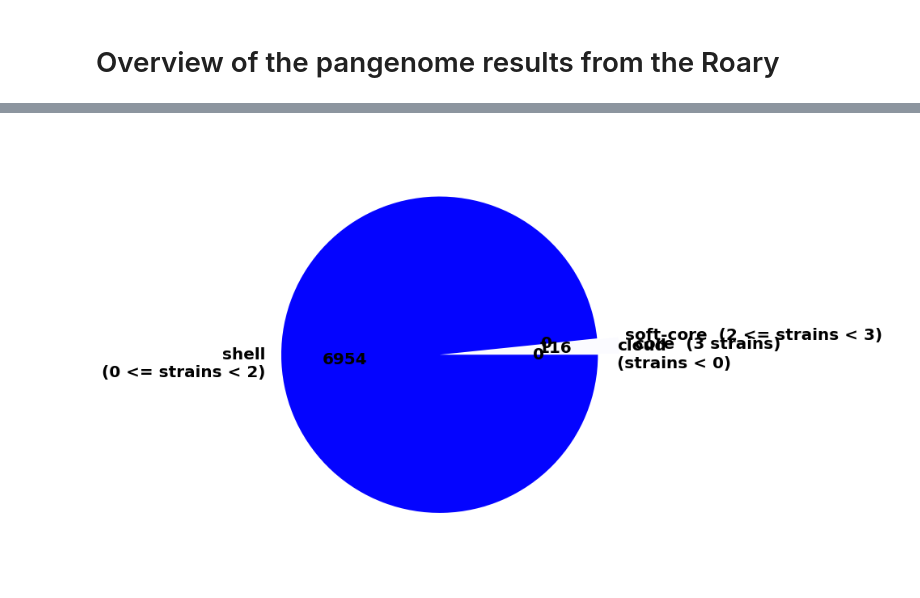
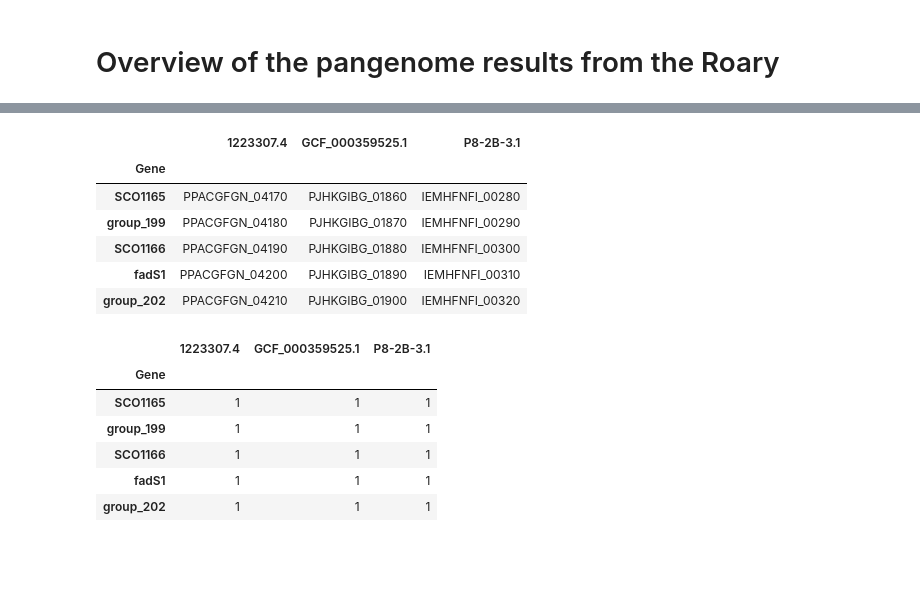
Before and after one commit to NBChub/bgcflow, a Jupyter notebook: workflow/notebook/04-roary-overview.ipynb, the cells around one changed output, grey strips where cells are left out. Saved outputs shown, nothing was run; the diff lists cells and outputs as text; code cells hidden in the pictures; blank space fills up the shorter version.

```diff
--- a/workflow/notebook/04-roary-overview.ipynb
+++ b/workflow/notebook/04-roary-overview.ipynb
@@ -107,4 +20,20 @@ get_pan_freq_plot(df_gene_presence_binary)
-# %%
-get_pan_pie_chart(df_gene_presence_binary)
-# %% [output]
-[figure, removed]
+# %%
+df_gene_presence.head()
+# %% [output]
+|  | 1223307.4 | GCF_000359525.1 | P8-2B-3.1 |
+| Gene |  |  |  |
+| SCO1165 | PPACGFGN_04170 | PJHKGIBG_01860 | IEMHFNFI_00280 |
+| group_199 | PPACGFGN_04180 | PJHKGIBG_01870 | IEMHFNFI_00290 |
+| SCO1166 | PPACGFGN_04190 | PJHKGIBG_01880 | IEMHFNFI_00300 |
+| fadS1 | PPACGFGN_04200 | PJHKGIBG_01890 | IEMHFNFI_00310 |
+| group_202 | PPACGFGN_04210 | PJHKGIBG_01900 | IEMHFNFI_00320 |
+# %%
+df_gene_presence_binary.head()
+# %% [output]
+|  | 1223307.4 | GCF_000359525.1 | P8-2B-3.1 |
+| Gene |  |  |  |
+| SCO1165 | 1 | 1 | 1 |
+| group_199 | 1 | 1 | 1 |
+| SCO1166 | 1 | 1 | 1 |
+| fadS1 | 1 | 1 | 1 |
+| group_202 | 1 | 1 | 1 |
```
Also changed, not shown: parts of 9 cells of this notebook.
